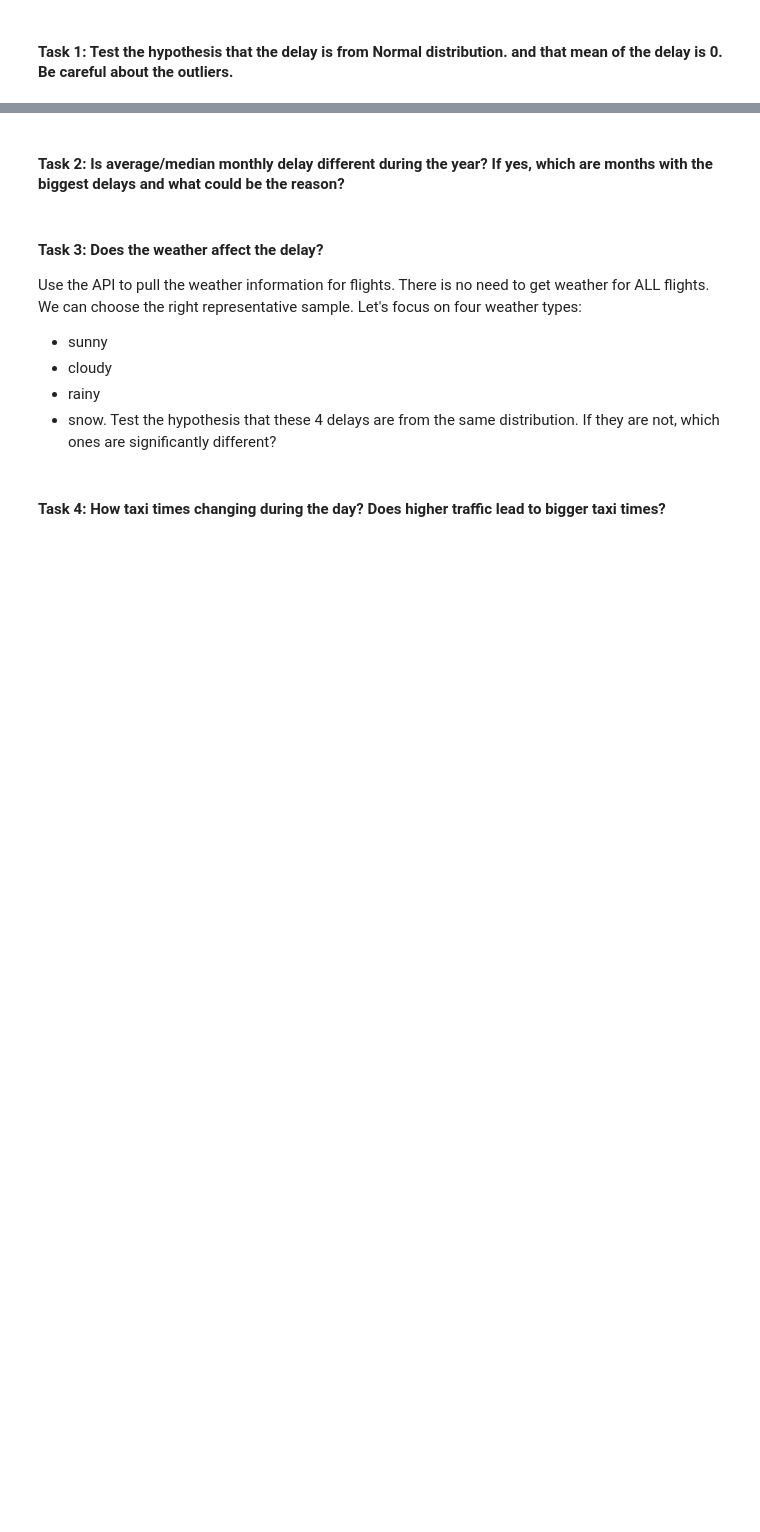
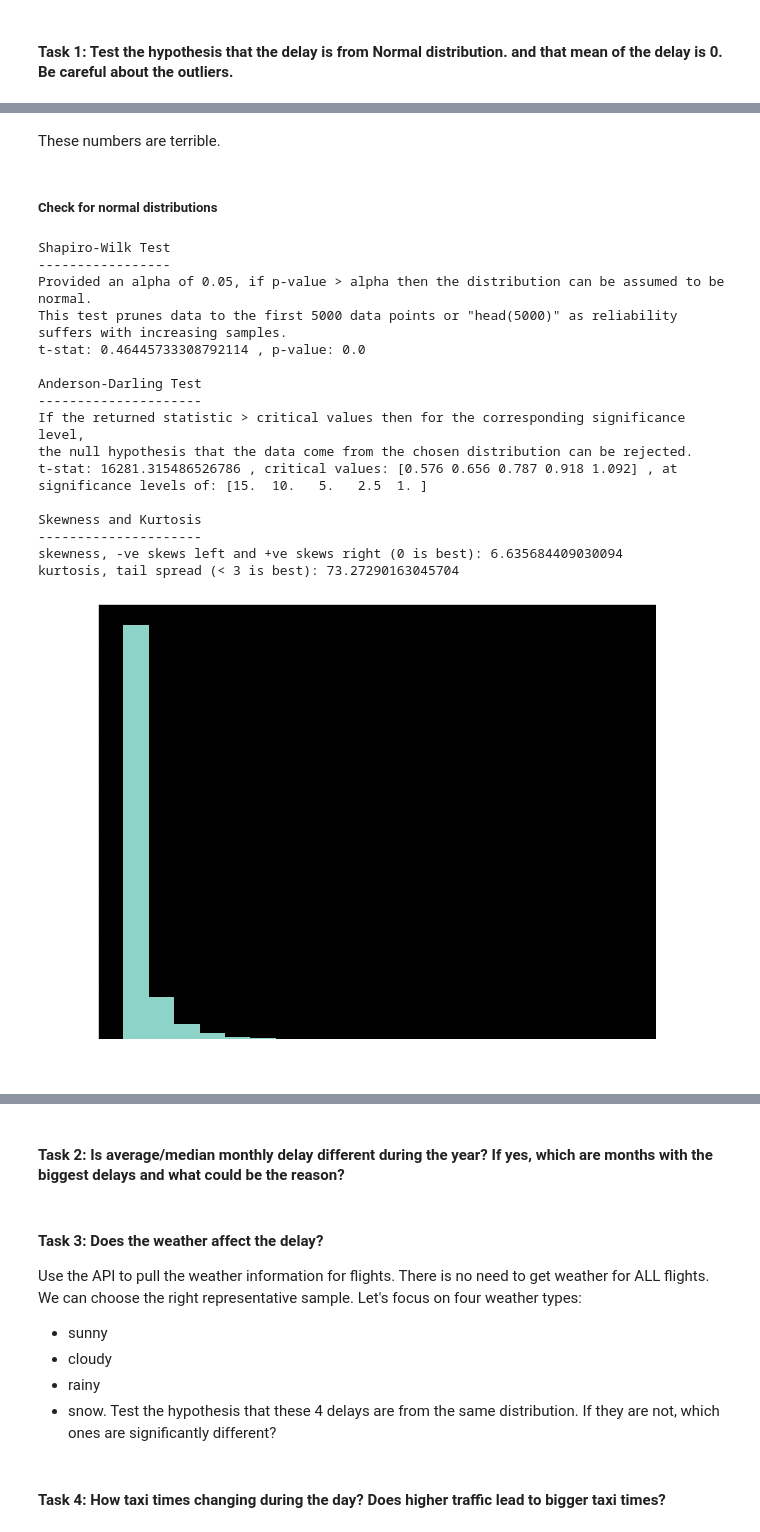
Before and after one commit to Leighson/lighthouse-midterm, a Jupyter notebook: exploratory_analysis_lee.ipynb, the cells around one changed output, grey strips where cells are left out. Cells and saved outputs as stored; diff of their text form; code cells hidden in the pictures; blank space fills up the shorter version.

```diff
--- a/exploratory_analysis_lee.ipynb
+++ b/exploratory_analysis_lee.ipynb
@@ -51,11 +64,11 @@ File exists. Returning DataFrame...
 # %%
 # transfer sample of tables to dataframes
-df_flights = pd.read_csv(data_path / 'flights_1k_sample.csv')
-df_flights_test = pd.read_csv(data_path / 'flights_test_1k_sample.csv')
-df_fuel_comsumption = pd.read_csv(data_path / 'fuel_comsumption_1k_sample.csv')
-df_pass_sample = pd.read_csv(data_path / 'pass_sample_1k_sample.csv')
-df_passengers = pd.read_csv(data_path / 'passengers_1k_sample.csv')
-df_sample = pd.read_csv(data_path / 'sample_1k_sample.csv')
-df_test_table = pd.read_csv(data_path / 'test_table_1k_sample.csv')
+df_flights = pd.read_csv(data_path / 'flights_{}_sample.csv'.format(sample_size))
+df_flights_test = pd.read_csv(data_path / 'flights_test_{}_sample.csv'.format(sample_size))
+df_fuel_comsumption = pd.read_csv(data_path / 'fuel_comsumption_{}_sample.csv'.format(sample_size))
+df_pass_sample = pd.read_csv(data_path / 'pass_sample_{}_sample.csv'.format(sample_size))
+df_passengers = pd.read_csv(data_path / 'passengers_{}_sample.csv'.format(sample_size))
+df_sample = pd.read_csv(data_path / 'sample_{}_sample.csv'.format(sample_size))
+df_test_table = pd.read_csv(data_path / 'test_table_{}_sample.csv'.format(sample_size))
 # %% [markdown]
 #### **Task 1**: Test the hypothesis that the delay is from Normal distribution. and that **mean** of the delay is 0. Be careful about the outliers.
@@ -97,0 +92,9 @@ Name: month, dtype: int64
+# %%
+print(df_flights[results].isnull().sum())
+# most delays appear to have many missing values; will ignore them for now
+
+# early arrivals|departures without null values
+df_flights_delay = df_flights[['dep_delay', 'arr_delay']].dropna().reset_index(drop=True)
+print(df_flights_delay.isnull().sum())
+print(df_flights_delay.index)
+df_flights_delay.describe()
@@ -97,0 +123,24 @@ Name: month, dtype: int64
+# %% [markdown]
+These numbers are terrible.
+# %% [markdown]
+##### Check for normal distributions
+# %%
+scr.check_normal_dist(df_flights_delay['dep_delay'])
+# %% [output]
+Shapiro-Wilk Test
+-----------------
+Provided an alpha of 0.05, if p-value > alpha then the distribution can be assumed to be normal.
+This test prunes data to the first 5000 data points or "head(5000)" as reliability suffers with increasing samples.
+t-stat: 0.46445733308792114 , p-value: 0.0
+
+Anderson-Darling Test
+---------------------
+If the returned statistic > critical values then for the corresponding significance level,
+the null hypothesis that the data come from the chosen distribution can be rejected.
+t-stat: 16281.315486526786 , critical values: [0.576 0.656 0.787 0.918 1.092] , at significance levels of: [15.  10.   5.   2.5  1. ]
+
+Skewness and Kurtosis
+---------------------
+skewness, -ve skews left and +ve skews right (0 is best): 6.635684409030094
+kurtosis, tail spread (< 3 is best): 73.27290163045704
+[figure, added]
```
Also changed, not shown: parts of 17 cells of this notebook, 1 other file.
